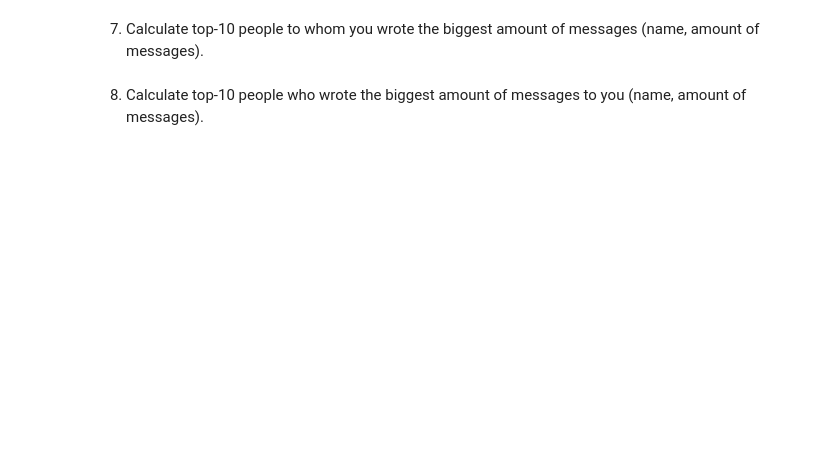
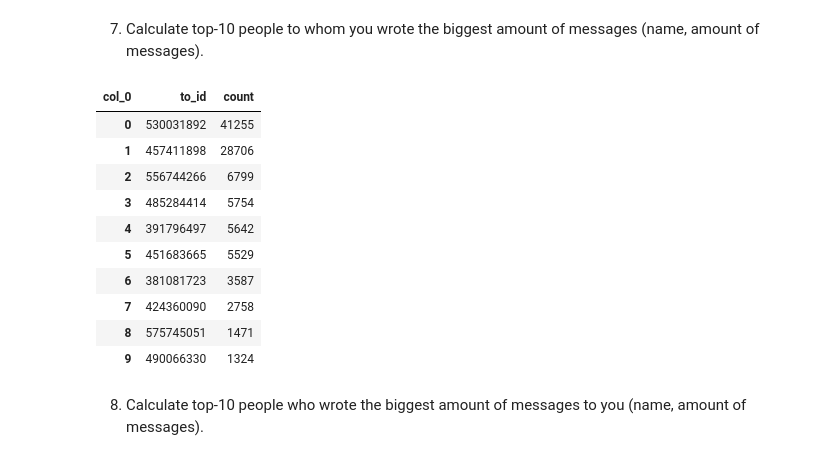
Before and after one commit to vladyslavBrothervinn/telegram-dialogs-analysis-v2, a Jupyter notebook: 1_data_review.ipynb, the cells around one changed output. Drawn from its saved outputs; the diff is of its cells as text; code cells hidden in the pictures; blank space fills up the shorter version.

```diff
--- a/1_data_review.ipynb
+++ b/1_data_review.ipynb
@@ -40,4 +203,22 @@ df.groupby(["type"])["duration"].sum()
 # %% [markdown]
 7. Calculate top-10 people to whom you wrote the biggest amount of messages (name, amount of messages).
+# %%
+top10to_df = pd.crosstab(index = sendByMe_df["to_id"], columns = 'count')
+top10to_df = top10to_df.sort_values(by='count', ascending= False)
+top10to_df = top10to_df.reset_index()
+
+top10to_df.head(10)
+# %% [output]
+| col_0 | to_id | count |
+| 0 | 530031892 | 41255 |
+| 1 | 457411898 | 28706 |
+| 2 | 556744266 | 6799 |
+| 3 | 485284414 | 5754 |
+| 4 | 391796497 | 5642 |
+| 5 | 451683665 | 5529 |
+| 6 | 381081723 | 3587 |
+| 7 | 424360090 | 2758 |
+| 8 | 575745051 | 1471 |
+| 9 | 490066330 | 1324 |
 # %% [markdown]
 8. Calculate top-10 people who wrote the biggest amount of messages to you (name, amount of messages).
```
Also changed, not shown: parts of 29 cells of this notebook, 8 other files.
